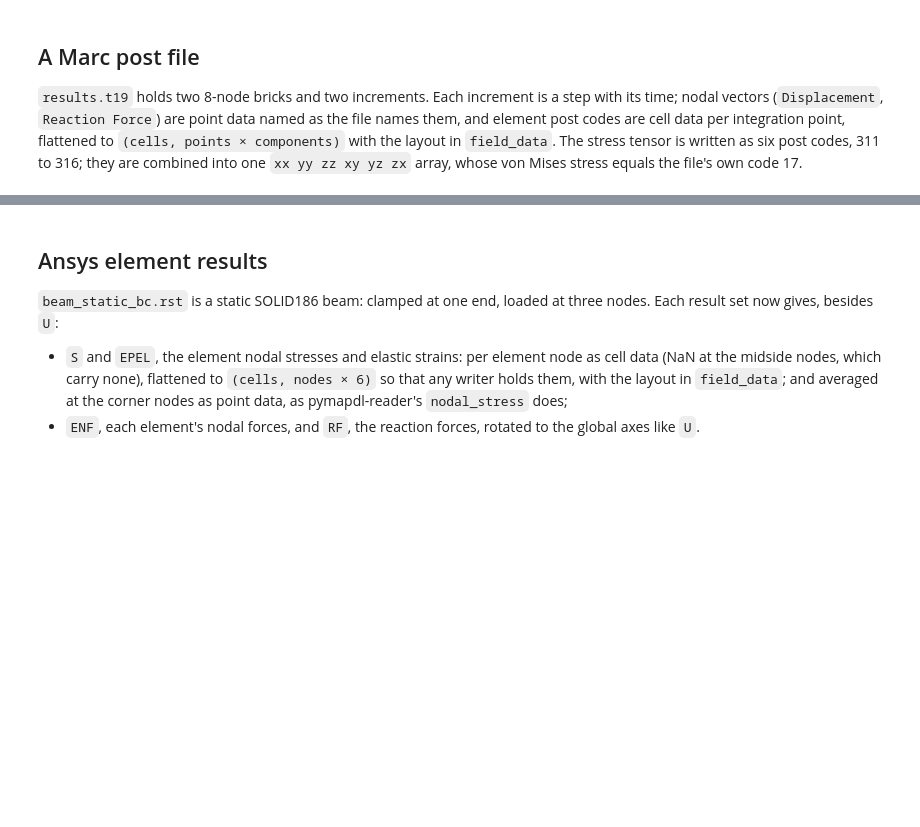
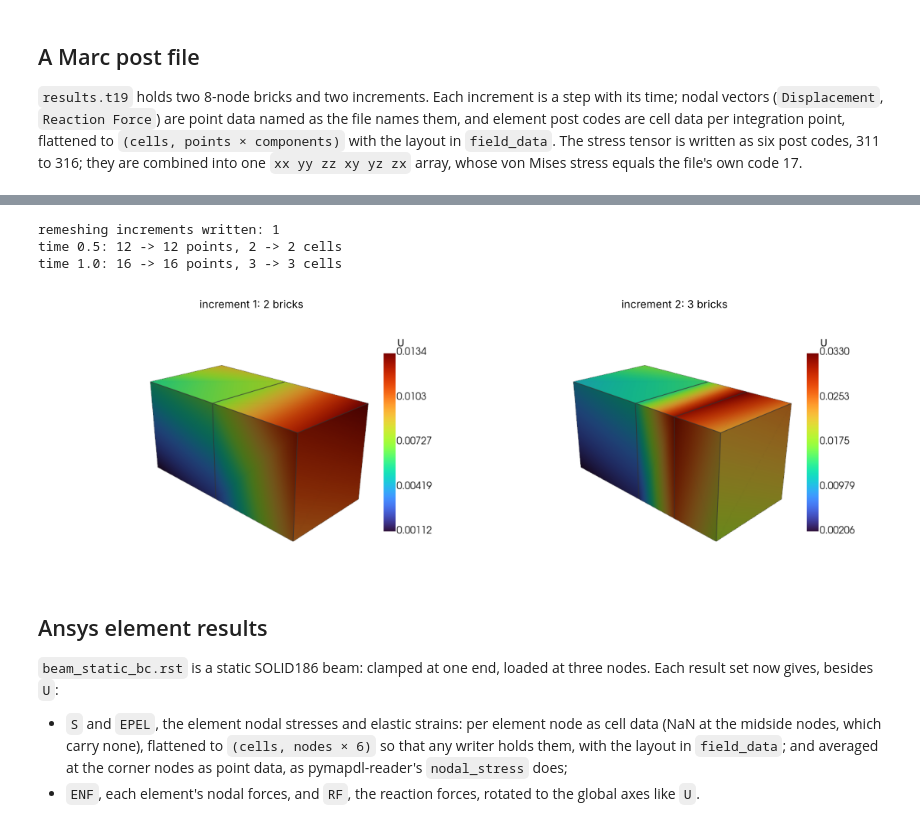
Before and after one commit to loumalouomega/meshioplusplus, a Jupyter notebook: example/python/18_marc_ansys_results.ipynb, the cells around one changed output, grey strips where cells are left out. Saved outputs shown, nothing was run; the diff lists cells and outputs as text; code cells hidden in the pictures; blank space fills up the shorter version.

```diff
--- a/example/python/18_marc_ansys_results.ipynb
+++ b/example/python/18_marc_ansys_results.ipynb
@@ -187,3 +191,25 @@ time 1.0: max |U| = 0.0247
+# %%
+remesh_t19 = path('marc', 'remesh.t19')
+steps = [(t, mp.read(remesh_t19, time_step=k)) for k, t in enumerate(mp.marc.time_values(remesh_t19))]
+series = os.path.join(TMP, 'series.t19')
+mp.write_sequence(series, iter(steps), file_format='marc_t19')
+with open(series) as fh:
+    print('remeshing increments written:', fh.read().count('(New Model)'))
+back = [mp.read(series, time_step=k) for k in range(len(steps))]
+for (time, original), again in zip(steps, back):
+    print(f'time {time}: {len(original.points)} -> {len(again.points)} points,',
+          sum(len(c.data) for c in original.cells), '->', sum(len(c.data) for c in again.cells), 'cells')
+panels = []
+for k, step in enumerate(back):
+    speed = np.linalg.norm(step.point_data['Displacement'], axis=1)
+    panels.append((to_grid(step, point_data={'|U|': speed}), '|U|',
+                   f'increment {k + 1}: {len(step.cells[0].data)} bricks', None))
+gallery(panels, ncols=2, view=(1.0, -1.0, 0.6))
+# %% [output]
+remeshing increments written: 1
+time 0.5: 12 -> 12 points, 2 -> 2 cells
+time 1.0: 16 -> 16 points, 3 -> 3 cells
+[figure, added]
 # %% [markdown]
 ## Ansys element results
 
```
Also changed, not shown: parts of 6 cells of this notebook, 12 other files.
